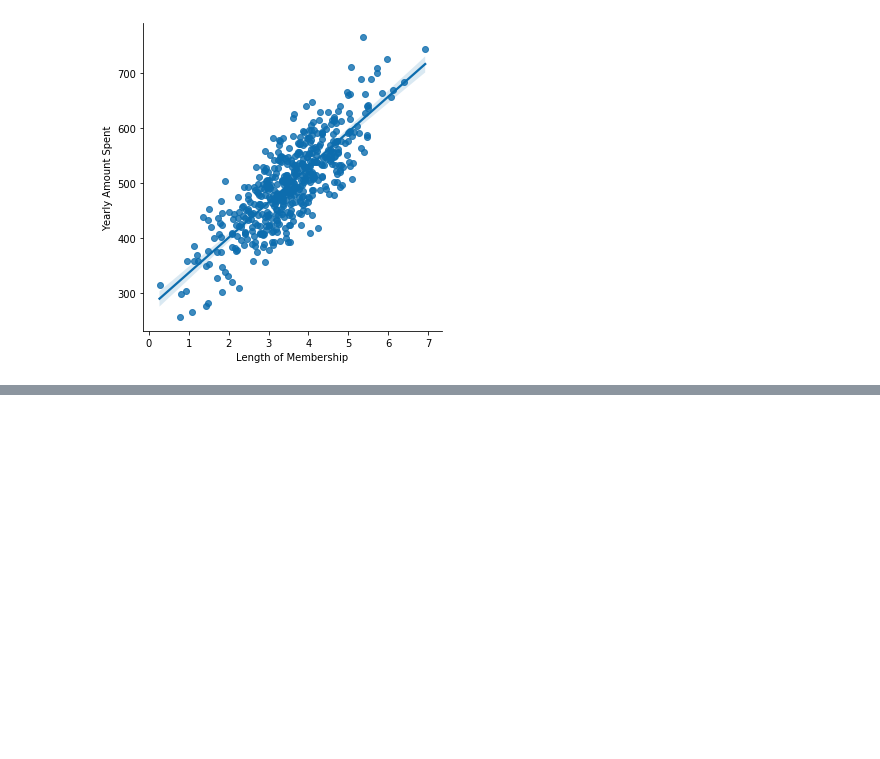
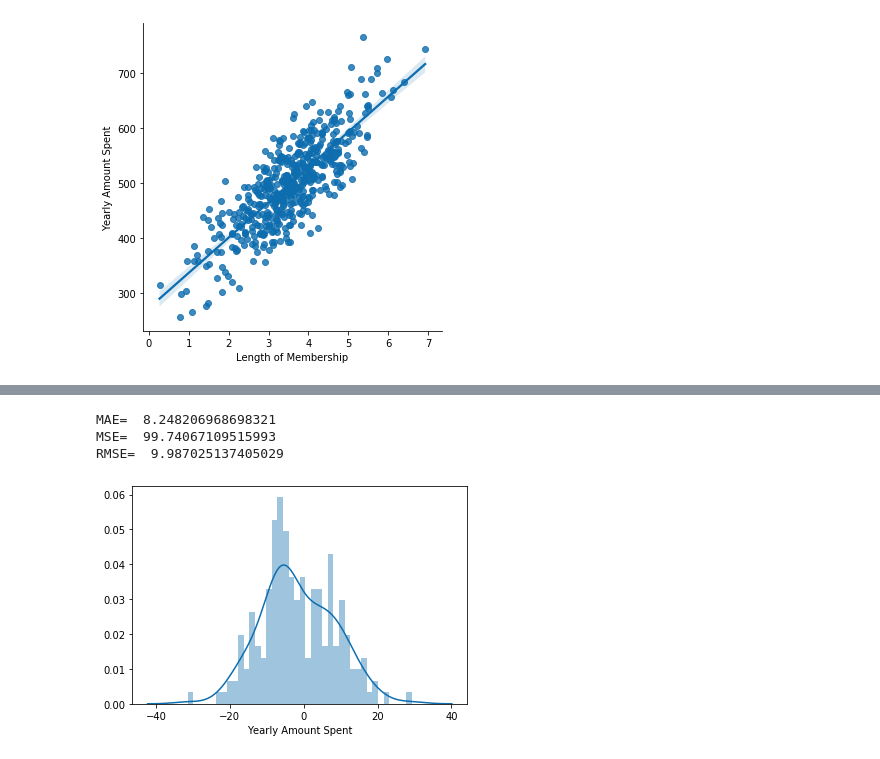
Before and after one commit to dikshajoshi18/MicroProjects-Data-Science, a Jupyter notebook: Ecommerce Customers(Linear Regression)/Ecommerce Customers(Linear Regression).ipynb, the cells around one changed output, grey strips where cells are left out. Drawn from its saved outputs; the diff is of its cells as text; code cells hidden in the pictures; blank space fills up the shorter version.

```diff
--- a/Ecommerce Customers(Linear Regression)/Ecommerce Customers(Linear Regression).ipynb
+++ b/Ecommerce Customers(Linear Regression)/Ecommerce Customers(Linear Regression).ipynb
@@ -87,0 +107,13 @@ X=customer_df[['Avg. Session Length','Time on App','Time on Website','Length of
+# %%
+from sklearn import metrics
+print('MAE= ', metrics.mean_absolute_error(y_test,predictions))
+print('MSE= ', metrics.mean_squared_error(y_test,predictions))
+print('RMSE= ', np.sqrt(metrics.mean_squared_error(y_test,predictions)))
+# %% [output]
+MAE=  8.248206968698321
+MSE=  99.74067109515993
+RMSE=  9.987025137405029
+# %%
+sns.distplot((y_test-predictions),bins=40);
+# %% [output]
+[figure, added]
```
Also changed, not shown: parts of 6 cells of this notebook, 3 other files.
